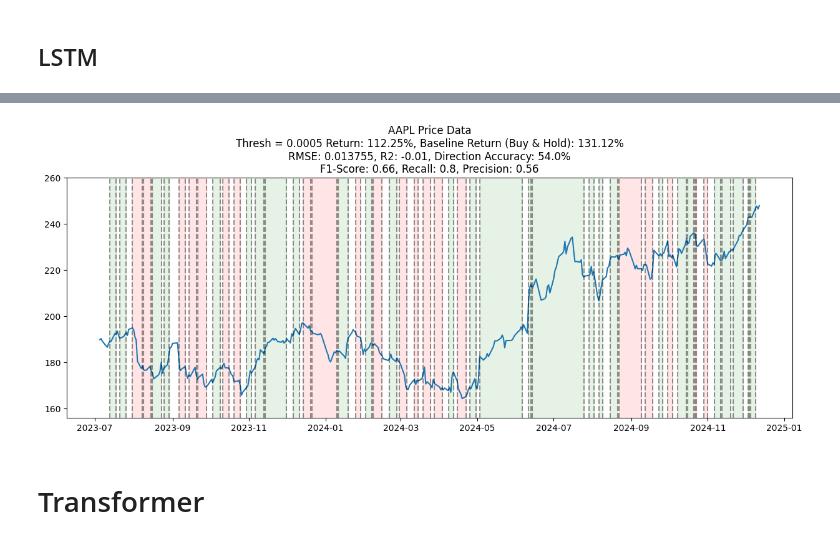
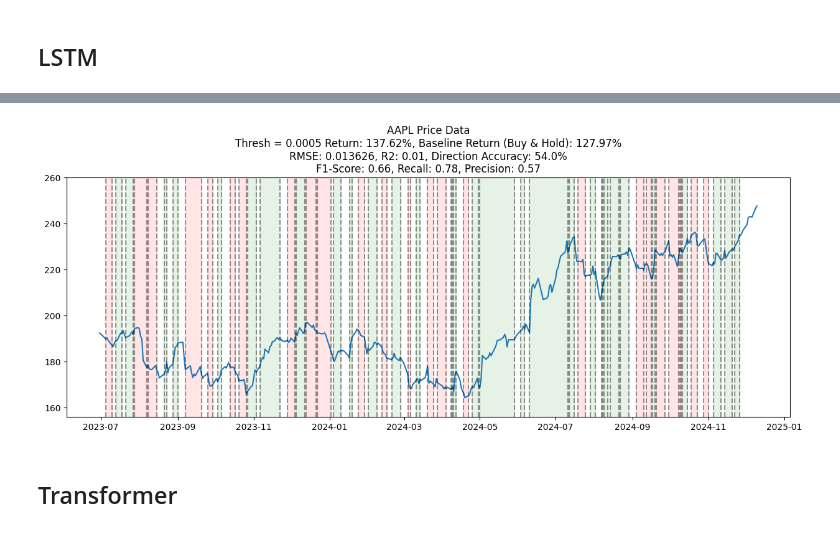
Before and after one commit to egeatmaca/stock_price_prediction, a Jupyter notebook: transformers_and_lstm.ipynb, the cells around one changed output, grey strips where cells are left out. Cells and saved outputs as stored; diff of their text form; code cells hidden in the pictures.

```diff
--- a/transformers_and_lstm.ipynb
+++ b/transformers_and_lstm.ipynb
@@ -417,6 +411,8 @@ def simulate(model, test_loader, df_test, prices, ticker_symbol, thresh=0, seque
     plot_simulation(title, prices, events_list)
 # %% [markdown]
 ## LSTM
+# %%
+train_loader, test_loader = prepare_data(df_train, df_test, 'Return')
 # %%
 model = LSTMRegressor(input_dim=6, d_model=8, lstm_hidden_size=4, n_lstm_layers=1, dropout=0.1).to(device)
 trainer = ModelTrainer(model, lr=0.001)
@@ -446,5 +442,5 @@ np.float64(0.00039216718505485915)
 # %%
 model = torch.load('models/stock_lstm.pt')
 # %%
-simulate(model, test_loader, df_test, historical_data['Close'], ticker_symbol, thresh=0.0005)
+simulate(model, test_loader, df_test, historical_data['Close'], ticker_symbol, thresh=0.0005, sequence_len=3)
 # %% [output]
@@ -452,5 +448,7 @@ simulate(model, test_loader, df_test, historical_data['Close'], ticker_symbol, t
 # %% [markdown]
 ## Transformer
+# %%
+train_loader, test_loader = prepare_data(df_train, df_test, 'Return')
 # %%
 model = TransformerRegressor(input_dim=6, d_model=8, nhead=2, n_encoder_layers=1, dropout=0.1).to(device)
 trainer = ModelTrainer(model, lr=0.001)
@@ -520,5 +475,7 @@ test_loader = DataLoader(test_dataset, batch_size=32, shuffle=False)
 # %% [markdown]
 ## LSTM
+# %%
+train_loader, test_loader = prepare_data(df_backtest_train, df_backtest_test, 'Return')
 # %%
 model = torch.load('models/stock_lstm.pt')
 # %%
@@ -549,8 +506,8 @@ np.float64(0.00017964561296442602)
 # %%
 model = torch.load('models/stock_lstm_backtest.pt')
 # %%
-simulate(model, test_loader, df_backtest, historical_data['Close'], ticker_symbol, thresh=0.0005)
+simulate(model, test_loader, df_backtest_test, historical_data['Close'], ticker_symbol, thresh=0.0005, sequence_len=3)
 # %% [output]
-[figure, old version]
+[figure, new version]
 # %% [markdown]
-# Transformer
+## Transformer
```
Also changed, not shown: parts of 31 cells of this notebook, 5 other files.
